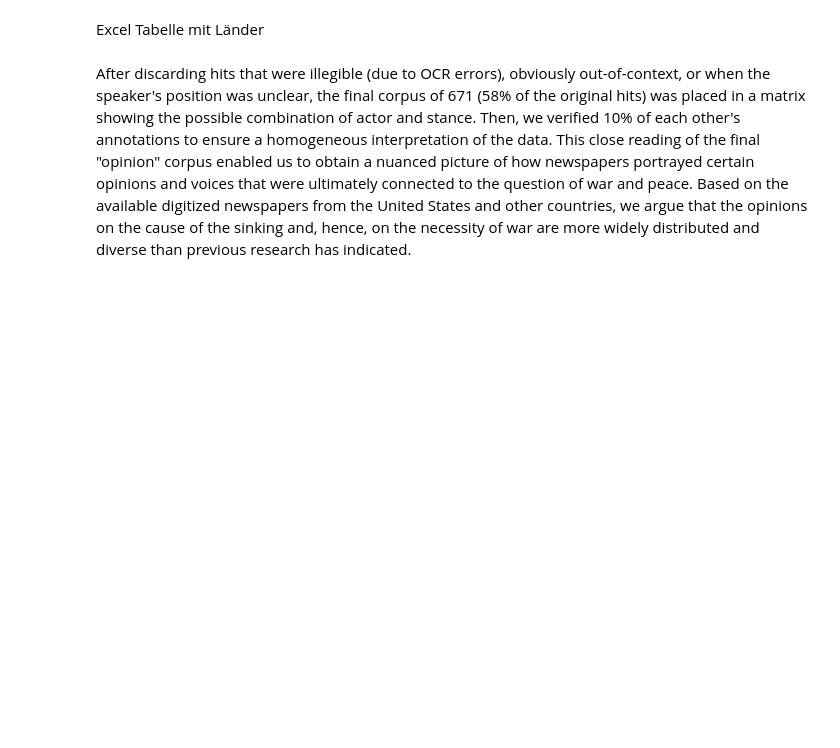
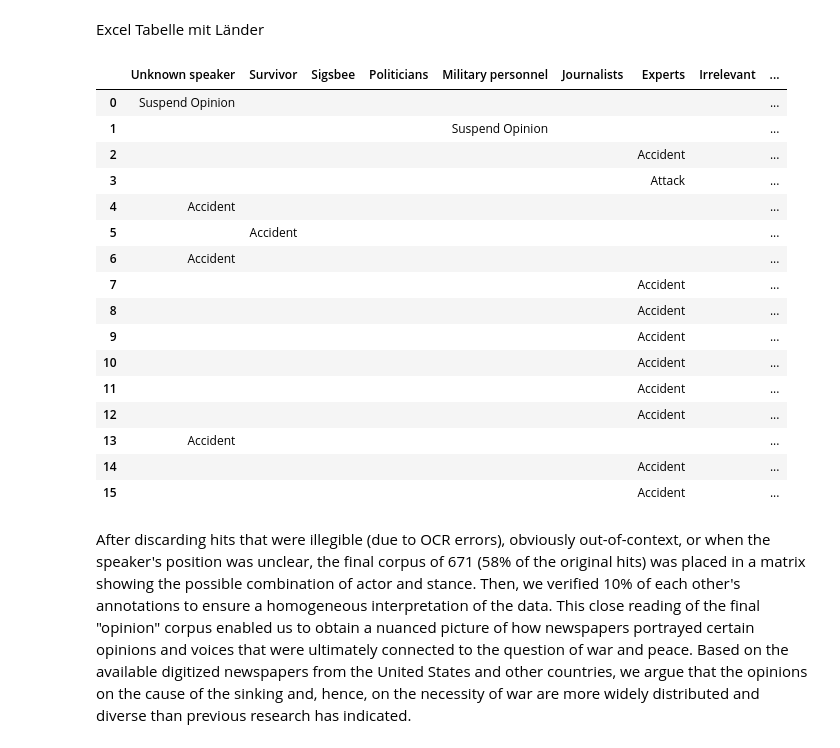
Before and after one commit to mpriewe/repo_article_maine, a Jupyter notebook: article-maine-checkpoint.ipynb, the cells around one changed output. Drawn from its saved outputs; the diff is of its cells as text; code cells hidden in the pictures; blank space fills up the shorter version.

```diff
--- a/article-maine-checkpoint.ipynb
+++ b/article-maine-checkpoint.ipynb
@@ -134,6 +134,30 @@ From these, we identified seven categories of actors or speakers in the aftermat
 Next, using analytical rather than descriptive manual annotations, we assigned the expressed opinions to a position on the sinking (i.e., we classified the meaning of the opinion as either promoting an accidental explosion, suggesting a deliberate attack, or calling for a suspension of all opinion until further investigations).
 # %% [markdown]
 Excel Tabelle mit Länder
+# %%
+
+import pandas as pd
+
+df = pd.read_csv("https://raw.githubusercontent.com/mpriewe/repo_article_maine/main/script/Finland.csv", na_filter=False)
+df
+# %% [output]
+|  | Unknown speaker | Survivor | Sigsbee | Politicians | Military personnel | Journalists | Experts | Irrelevant | ... |
+| 0 | Suspend Opinion |  |  |  |  |  |  |  | ... |
+| 1 |  |  |  |  | Suspend Opinion |  |  |  | ... |
+| 2 |  |  |  |  |  |  | Accident |  | ... |
+| 3 |  |  |  |  |  |  | Attack |  | ... |
+| 4 | Accident |  |  |  |  |  |  |  | ... |
+| 5 |  | Accident |  |  |  |  |  |  | ... |
+| 6 | Accident |  |  |  |  |  |  |  | ... |
+| 7 |  |  |  |  |  |  | Accident |  | ... |
+| 8 |  |  |  |  |  |  | Accident |  | ... |
+| 9 |  |  |  |  |  |  | Accident |  | ... |
+| 10 |  |  |  |  |  |  | Accident |  | ... |
+| 11 |  |  |  |  |  |  | Accident |  | ... |
+| 12 |  |  |  |  |  |  | Accident |  | ... |
+| 13 | Accident |  |  |  |  |  |  |  | ... |
+| 14 |  |  |  |  |  |  | Accident |  | ... |
+| 15 |  |  |  |  |  |  | Accident |  | ... |
 # %% [markdown]
  After discarding hits that were illegible (due to OCR errors), obviously out-of-context, or when the speaker's position was unclear, the final corpus of 671 (58% of the original hits) was placed in a matrix showing the possible combination of actor and stance. Then, we verified 10% of each other's annotations to ensure a homogeneous interpretation of the data. This close reading of the final "opinion" corpus enabled us to obtain a nuanced picture of how newspapers portrayed certain opinions and voices that were ultimately connected to the question of war and peace. Based on the available digitized newspapers from the United States and other countries, we argue that the opinions on the cause of the sinking and, hence, on the necessity of war are more widely distributed and diverse than previous research has indicated.
 # %% [markdown]
```
Also changed, not shown: parts of 1 cell of this notebook.
